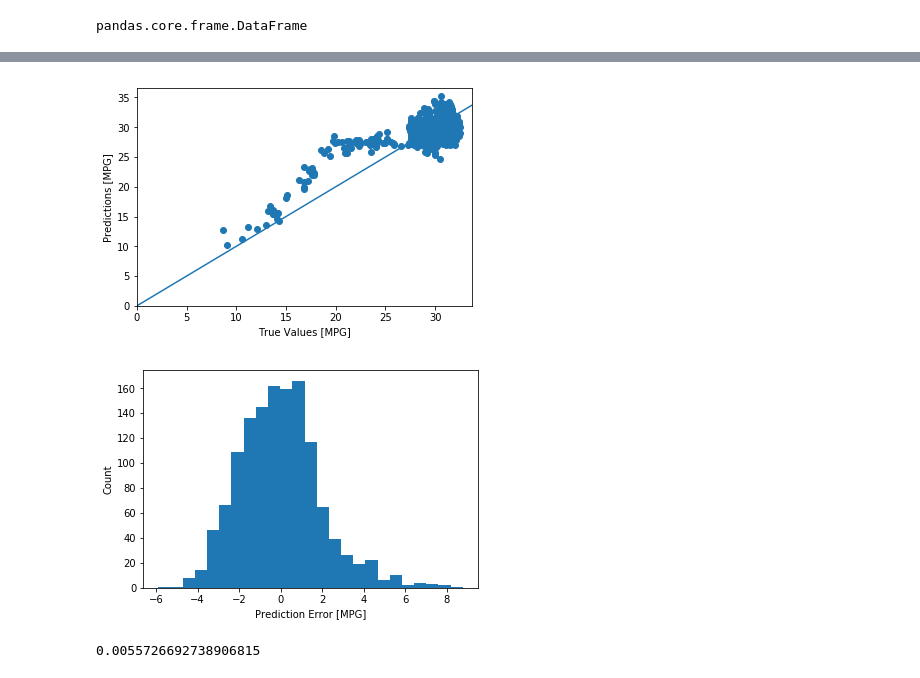
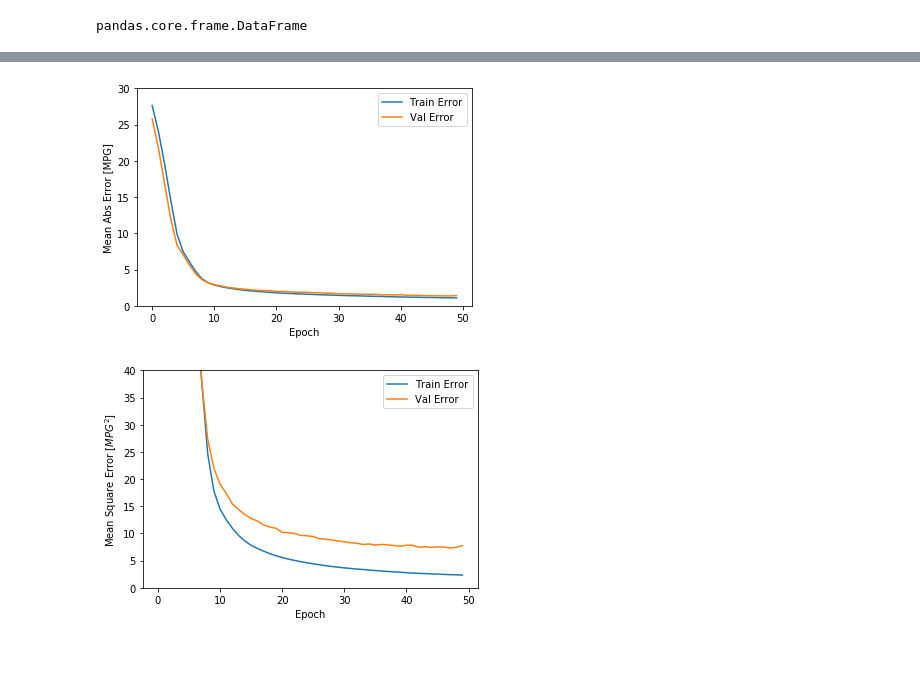
Before and after one commit to ericksiavichay/CS-229A-Final-Project, a Jupyter notebook: modelNotebook.ipynb, the cells around one changed output, grey strips where cells are left out. Drawn from its saved outputs; the diff is of its cells as text; code cells hidden in the pictures.

```diff
--- a/modelNotebook.ipynb
+++ b/modelNotebook.ipynb
@@ -174,0 +187,4 @@ Wall time: 15.5 s
+# %%
+%%time
+history_object_B = model_B.fit(normed_train, train_labels, epochs=50, verbose=2,
+         validation_data=(normed_validate, validate_labels))
@@ -210,21 +239,5 @@ test_predictions = model.predict(normed_test).flatten()
-# %%
-plt.scatter(test_labels, test_predictions)
-plt.xlabel('True Values [MPG]')
-plt.ylabel('Predictions [MPG]')
-plt.xlim([0,plt.xlim()[1]])
-plt.ylim([0,plt.ylim()[1]])
-_ = plt.plot([-100, 100], [-100, 100])
-# %% [output]
-[figure, removed]
-# %%
-error = test_predictions - test_labels
-plt.hist(error, bins = 25)
-plt.xlabel("Prediction Error [MPG]")
-_ = plt.ylabel("Count")
-# %% [output]
-[figure, removed]
-# %%
-percent_error = error / test_labels
-percent_error.mean()
-# %% [output]
-0.0055726692738906815
+# %%
+plot_history(history_object_B)
+# %% [output]
+[figure, added]
+[figure, added]
```
Also changed, not shown: parts of 11 cells of this notebook.
